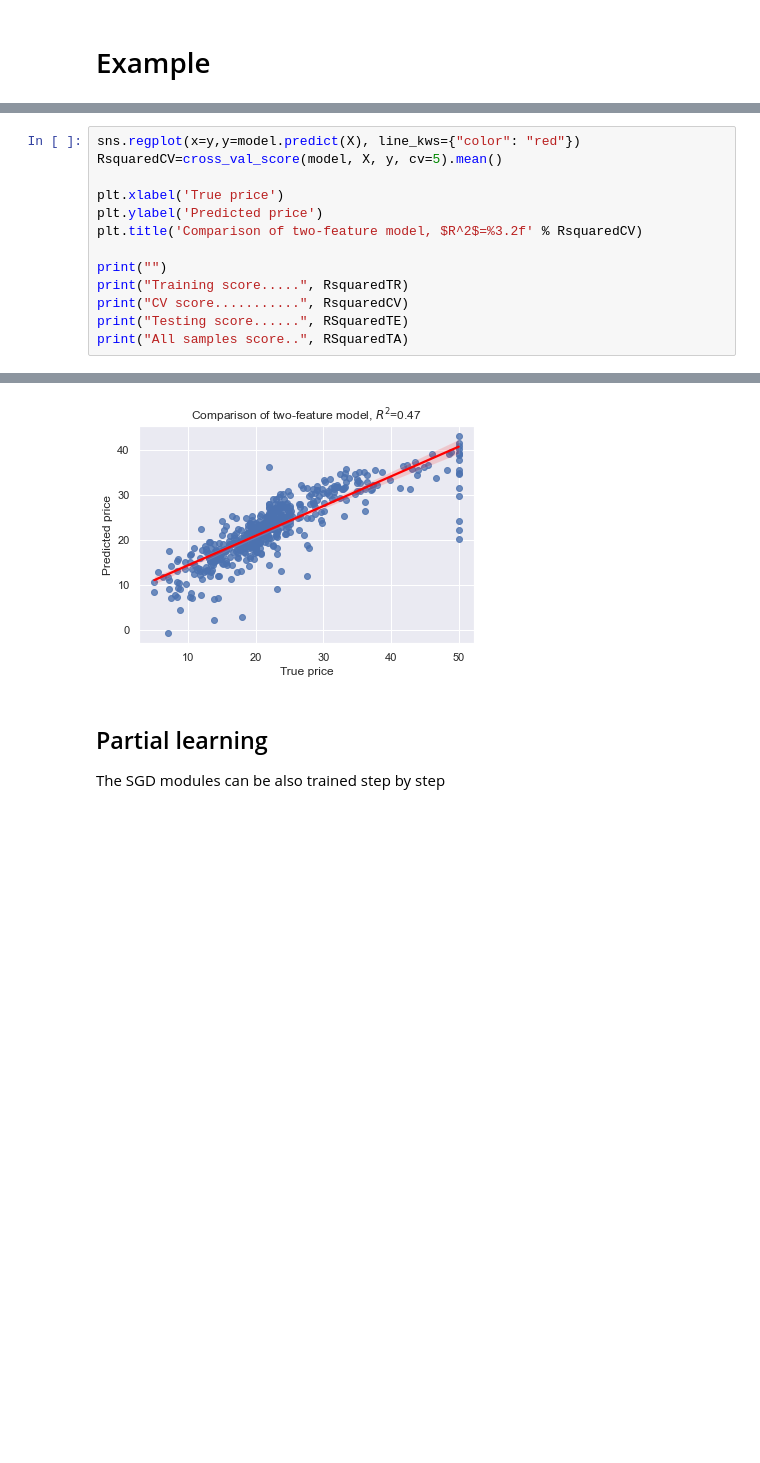
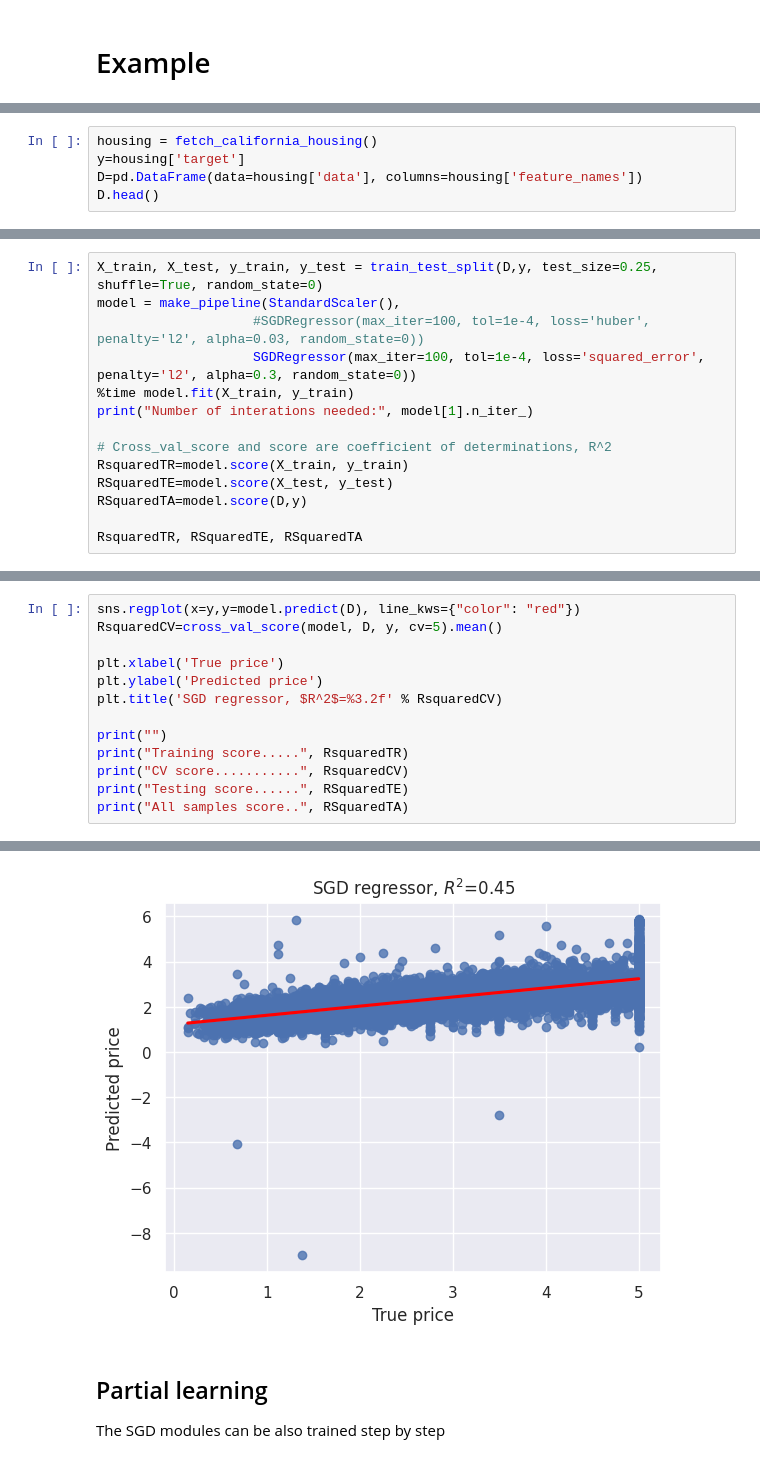
Before and after one commit to pevalisuo/AML, a Jupyter notebook: lectures/Learning_model_parameters.ipynb, the cells around one changed output, grey strips where cells are left out. Saved outputs shown, nothing was run; the diff lists cells and outputs as text; blank space fills up the shorter version.

```diff
--- a/lectures/Learning_model_parameters.ipynb
+++ b/lectures/Learning_model_parameters.ipynb
@@ -258,0 +252,5 @@ Number of interations needed: 21
+# %%
+housing = fetch_california_housing()
+y=housing['target']
+D=pd.DataFrame(data=housing['data'], columns=housing['feature_names'])
+D.head()
@@ -258,0 +284,14 @@ Number of interations needed: 21
+# %%
+X_train, X_test, y_train, y_test = train_test_split(D,y, test_size=0.25, shuffle=True, random_state=0)
+model = make_pipeline(StandardScaler(),
+                    #SGDRegressor(max_iter=100, tol=1e-4, loss='huber', penalty='l2', alpha=0.03, random_state=0))
+                    SGDRegressor(max_iter=100, tol=1e-4, loss='squared_error', penalty='l2', alpha=0.3, random_state=0))
+%time model.fit(X_train, y_train)
+print("Number of interations needed:", model[1].n_iter_)
+
+# Cross_val_score and score are coefficient of determinations, R^2
+RsquaredTR=model.score(X_train, y_train)
+RSquaredTE=model.score(X_test, y_test)
+RSquaredTA=model.score(D,y)
+
+RsquaredTR, RSquaredTE, RSquaredTA
@@ -259,10 +303,10 @@ Number of interations needed: 21
 # %%
-sns.regplot(x=y,y=model.predict(X), line_kws={"color": "red"})
-RsquaredCV=cross_val_score(model, X, y, cv=5).mean()
+sns.regplot(x=y,y=model.predict(D), line_kws={"color": "red"})
+RsquaredCV=cross_val_score(model, D, y, cv=5).mean()
 
 plt.xlabel('True price')
 plt.ylabel('Predicted price')
-plt.title('Comparison of two-feature model, $R^2$=%3.2f' % RsquaredCV)
+plt.title('SGD regressor, $R^2$=%3.2f' % RsquaredCV)
 
 print("")
 print("Training score.....", RsquaredTR)
@@ -277,4 +321,4 @@ All samples score.. 0.7184937085131273
-[figure, old version]
+[figure, new version]
 # %% [markdown]
 ## Partial learning
 
```
Also changed, not shown: parts of 25 cells of this notebook, 7 other files.
